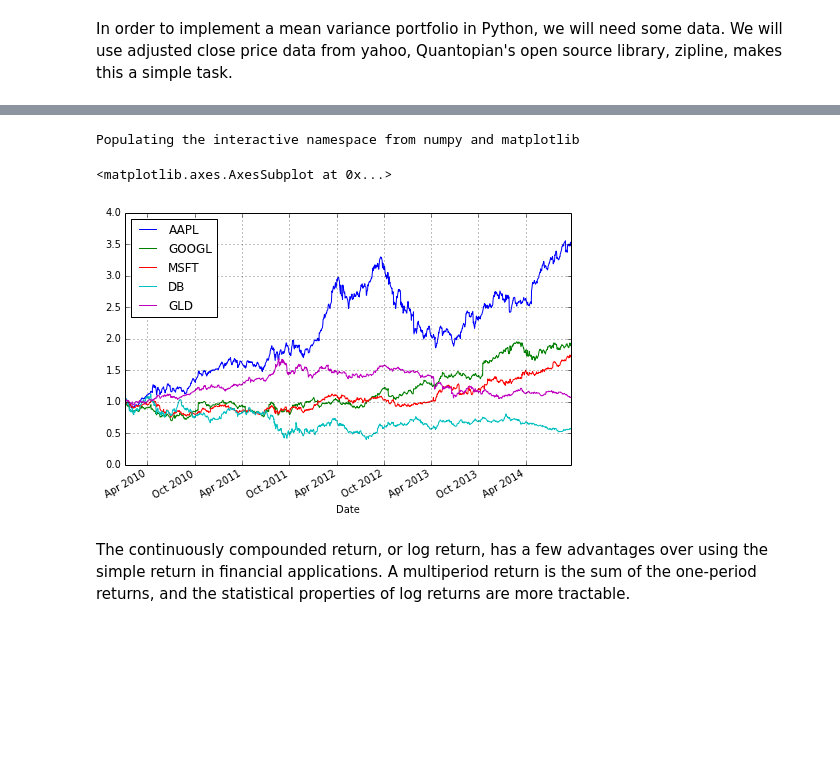
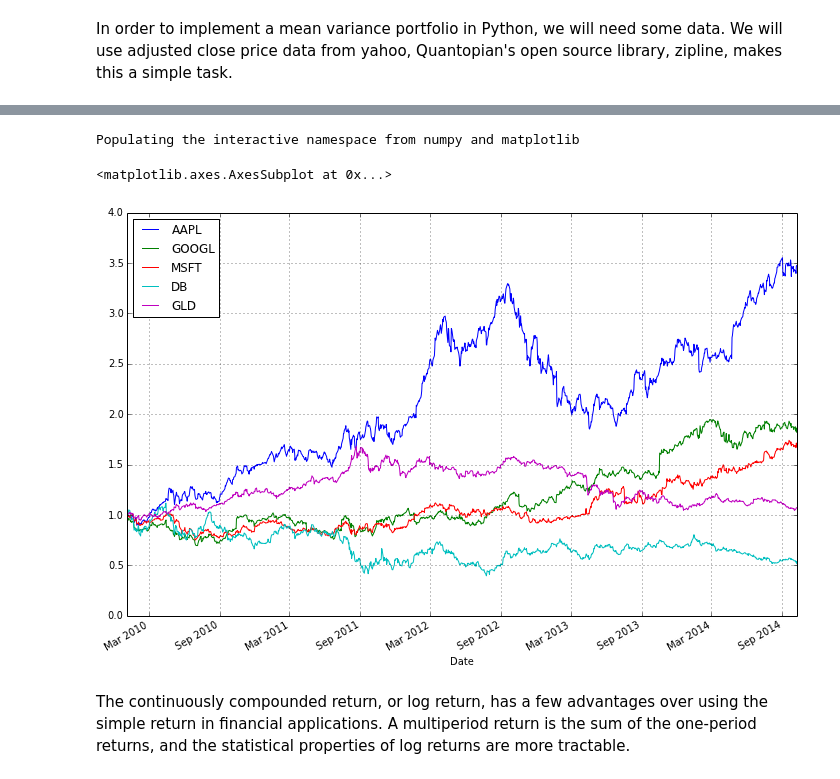
Before and after one commit to afcarl/notebooks-5, a Jupyter notebook: Mean-Variance-Optimization.ipynb, the cells around one changed output, grey strips where cells are left out. Saved outputs shown, nothing was run; the diff lists cells and outputs as text; code cells hidden in the pictures; blank space fills up the shorter version.

```diff
--- a/Mean-Variance-Optimization.ipynb
+++ b/Mean-Variance-Optimization.ipynb
@@ -47,12 +46,12 @@ Minor_axis axis: open to price
 # %%
 %pylab inline
 prices = data.minor_xs('price') # Adjusted Close Prices
 norm_prices = prices / prices.iloc[0]
-norm_prices.plot(figsize=(8,5))
+norm_prices.plot(figsize=(12,8))
 # %% [output]
 Populating the interactive namespace from numpy and matplotlib
 <matplotlib.axes.AxesSubplot at 0x...>
-[figure, old version]
+[figure, new version]
 # %% [markdown]
 <p>
 The continuously compounded return, or log return, has a few advantages over using the simple return in financial applications. A multiperiod return is the sum of the one-period returns, and the statistical properties of log returns are more tractable.
```
Also changed, not shown: parts of 5 cells of this notebook.
